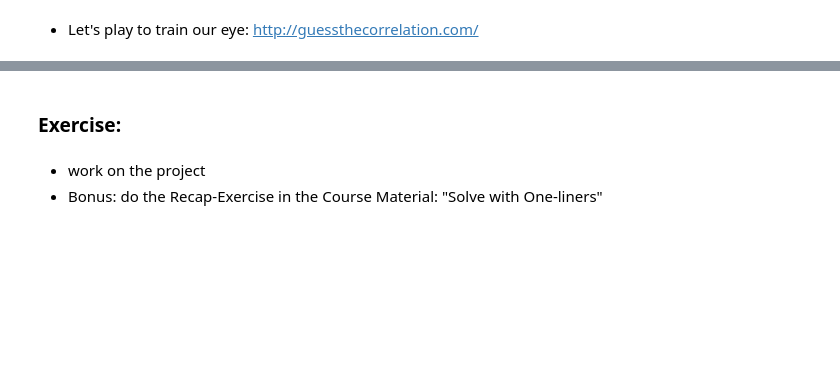
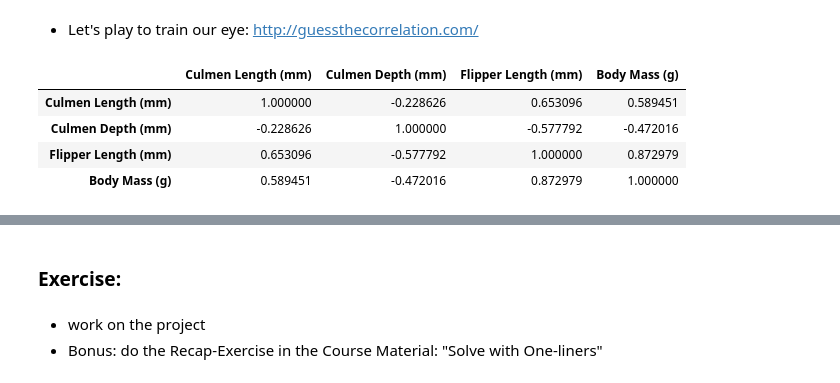
Before and after one commit to GParolini/spiced_academy_projects, a Jupyter notebook: week1_files/Descriptive_Statistics_VanillaVectors.ipynb, the cells around one changed output, grey strips where cells are left out. Saved outputs shown, nothing was run; the diff lists cells and outputs as text; code cells hidden in the pictures; blank space fills up the shorter version.

```diff
--- a/week1_files/Descriptive_Statistics_VanillaVectors.ipynb
+++ b/week1_files/Descriptive_Statistics_VanillaVectors.ipynb
@@ -60,2 +150,10 @@ sns.despine()
 # %% [markdown]
 - Let's play to train our eye: http://guessthecorrelation.com/
+# %%
+df.corr()
+# %% [output]
+|  | Culmen Length (mm) | Culmen Depth (mm) | Flipper Length (mm) | Body Mass (g) |
+| Culmen Length (mm) | 1.000000 | -0.228626 | 0.653096 | 0.589451 |
+| Culmen Depth (mm) | -0.228626 | 1.000000 | -0.577792 | -0.472016 |
+| Flipper Length (mm) | 0.653096 | -0.577792 | 1.000000 | 0.872979 |
+| Body Mass (g) | 0.589451 | -0.472016 | 0.872979 | 1.000000 |
```
Also changed, not shown: parts of 27 cells of this notebook, 5 other files.
